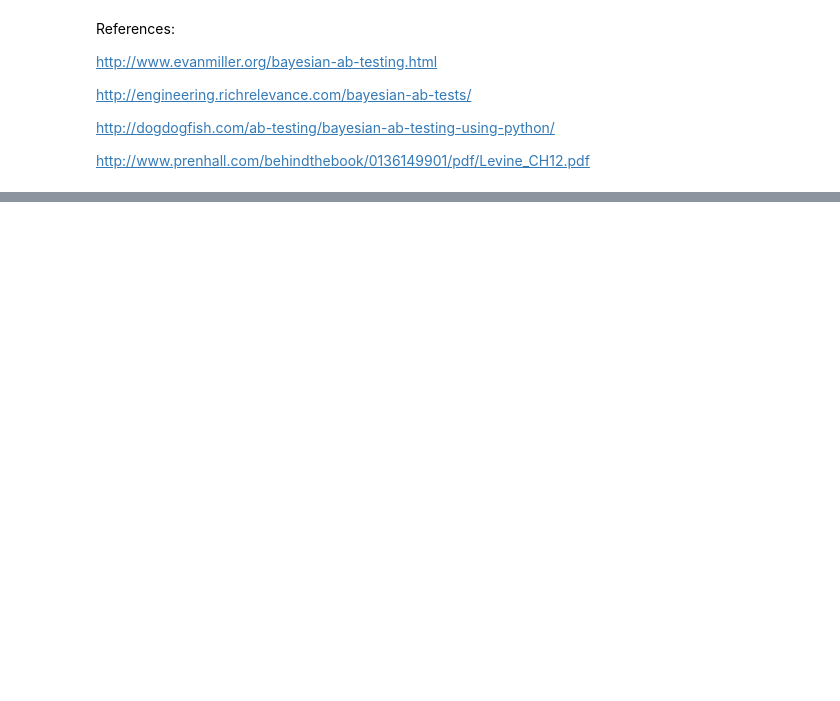
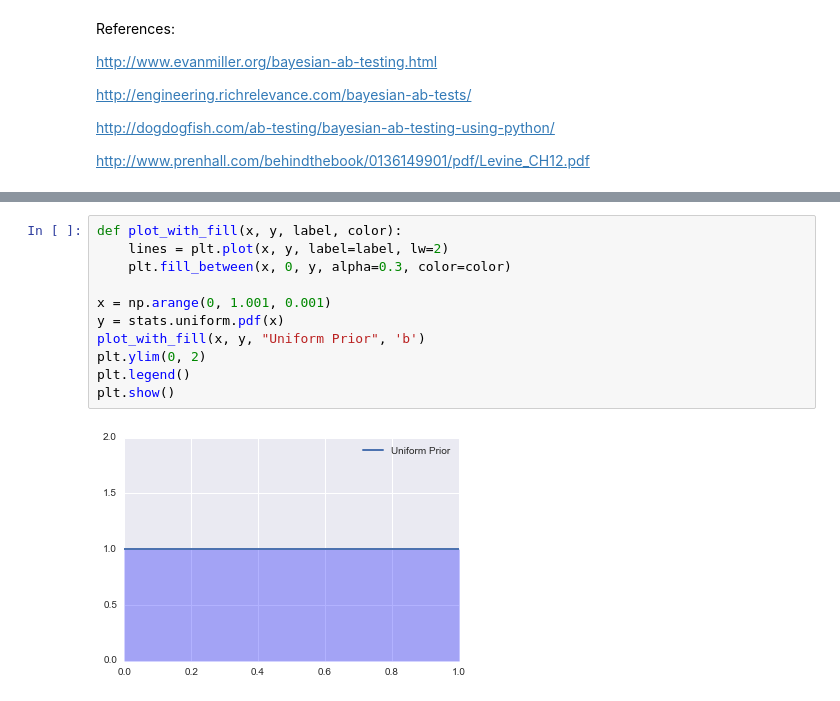
Before and after one commit to clemriedel/Web_ds4all, a Jupyter notebook: AB_testing/AB_testing.ipynb, the cells around one changed output, grey strips where cells are left out. Drawn from its saved outputs; the diff is of its cells as text; blank space fills up the shorter version.

```diff
--- a/AB_testing/AB_testing.ipynb
+++ b/AB_testing/AB_testing.ipynb
@@ -121,0 +125,13 @@ http://www.prenhall.com/behindthebook/0136149901/pdf/Levine_CH12.pdf
+# %%
+def plot_with_fill(x, y, label, color):
+    lines = plt.plot(x, y, label=label, lw=2)
+    plt.fill_between(x, 0, y, alpha=0.3, color=color)
+
+x = np.arange(0, 1.001, 0.001)
+y = stats.uniform.pdf(x)
+plot_with_fill(x, y, "Uniform Prior", 'b')
+plt.ylim(0, 2)
+plt.legend()
+plt.show()
+# %% [output]
+[figure, added]
```
Also changed, not shown: parts of 13 cells of this notebook, 5 other files.
